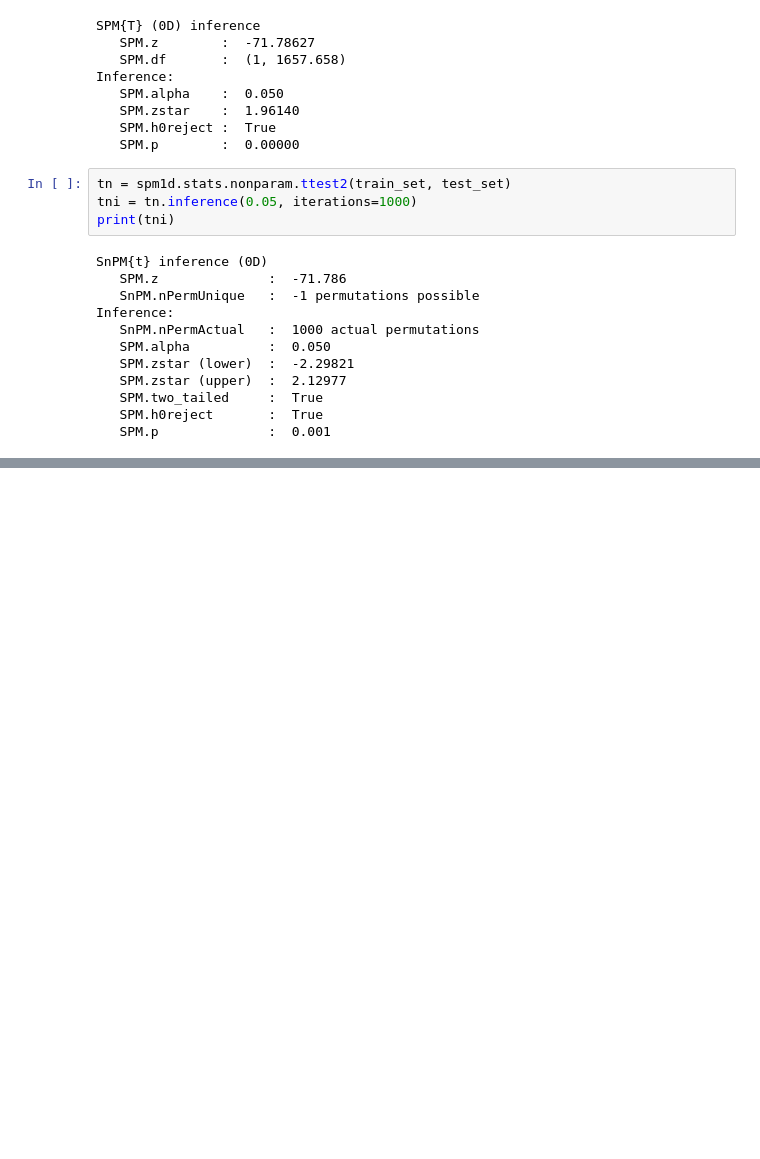
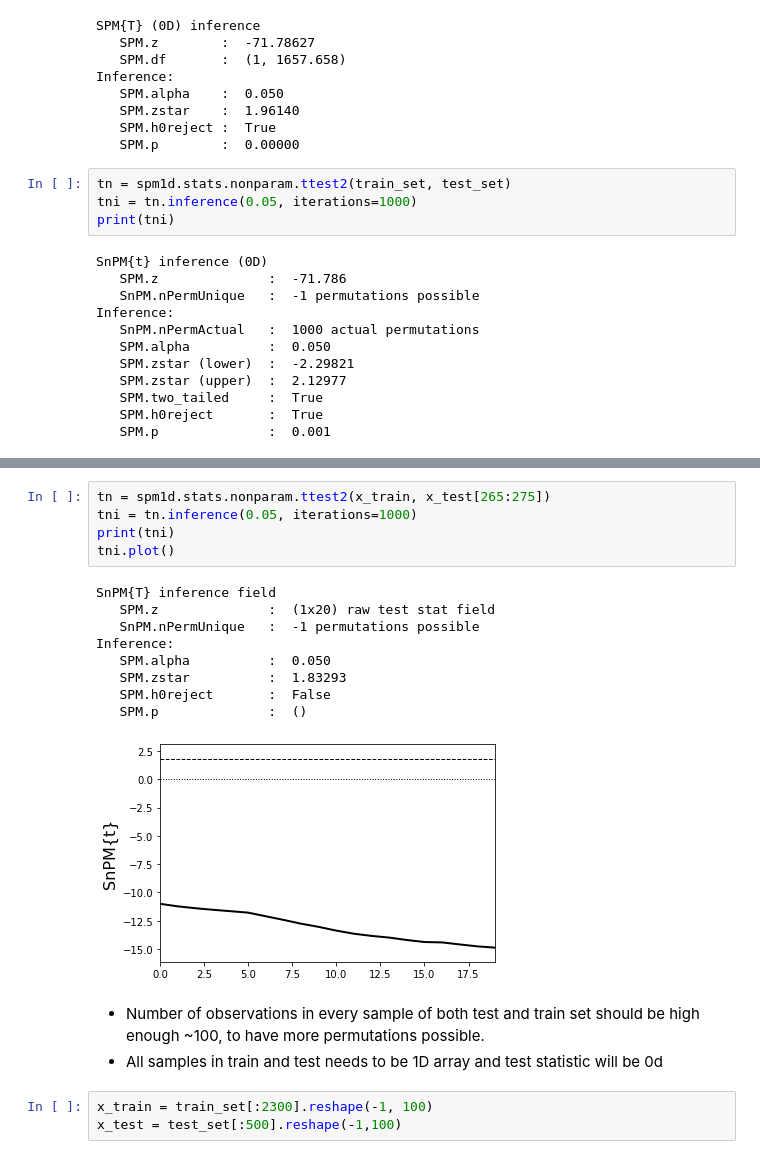
Before and after one commit to n-akram/TimeSeriesSafeML, a Jupyter notebook: Experiments/Implementation_in_Python/TimeseriesForecasting/StockPrice_Forecasting_SPM_stock.ipynb, the cells around one changed output, grey strips where cells are left out. Cells and saved outputs as stored; diff of their text form; blank space fills up the shorter version.

```diff
--- a/Experiments/Implementation_in_Python/TimeseriesForecasting/StockPrice_Forecasting_SPM_stock.ipynb
+++ b/Experiments/Implementation_in_Python/TimeseriesForecasting/StockPrice_Forecasting_SPM_stock.ipynb
@@ -68,0 +115,23 @@ Inference:
+# %%
+tn = spm1d.stats.nonparam.ttest2(x_train, x_test[265:275])
+tni = tn.inference(0.05, iterations=1000)
+print(tni)
+tni.plot()
+# %% [output]
+SnPM{T} inference field
+   SPM.z              :  (1x20) raw test stat field
+   SnPM.nPermUnique   :  -1 permutations possible
+Inference:
+   SPM.alpha          :  0.050
+   SPM.zstar          :  1.83293
+   SPM.h0reject       :  False
+   SPM.p              :  ()
+[figure, added]
+# %% [markdown]
+<ul>
+    <li>Number of observations in every sample of both test and train set should be high enough ~100, to have more permutations possible. </li>
+    <li>All samples in train and test needs to be 1D array and test statistic will be 0d</li>
+</ul>
+# %%
+x_train = train_set[:2300].reshape(-1, 100)
+x_test = test_set[:500].reshape(-1,100)
```
Also changed, not shown: parts of 9 cells of this notebook, 6 other files.
